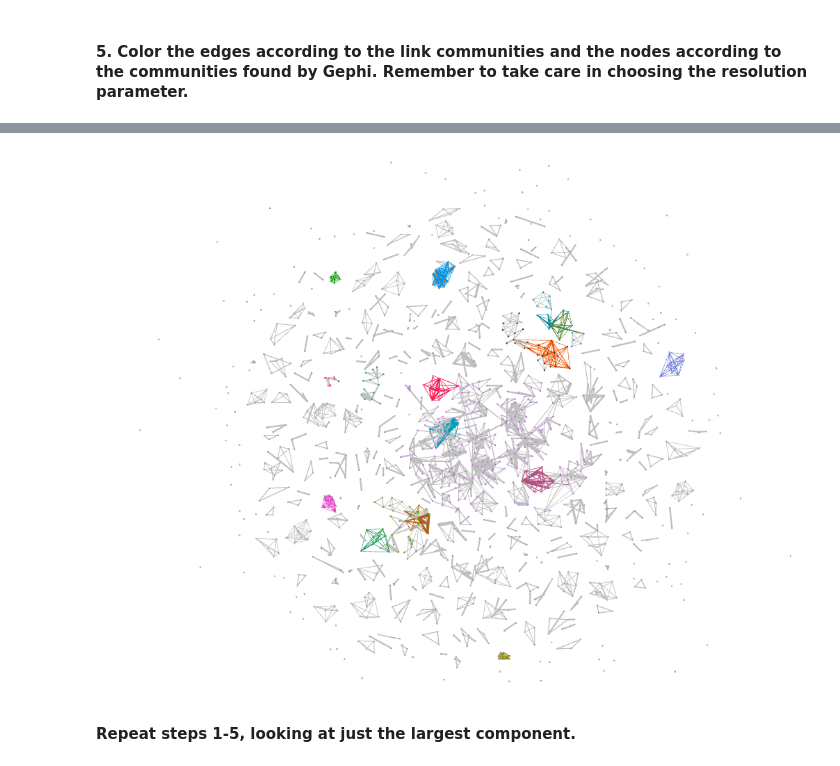
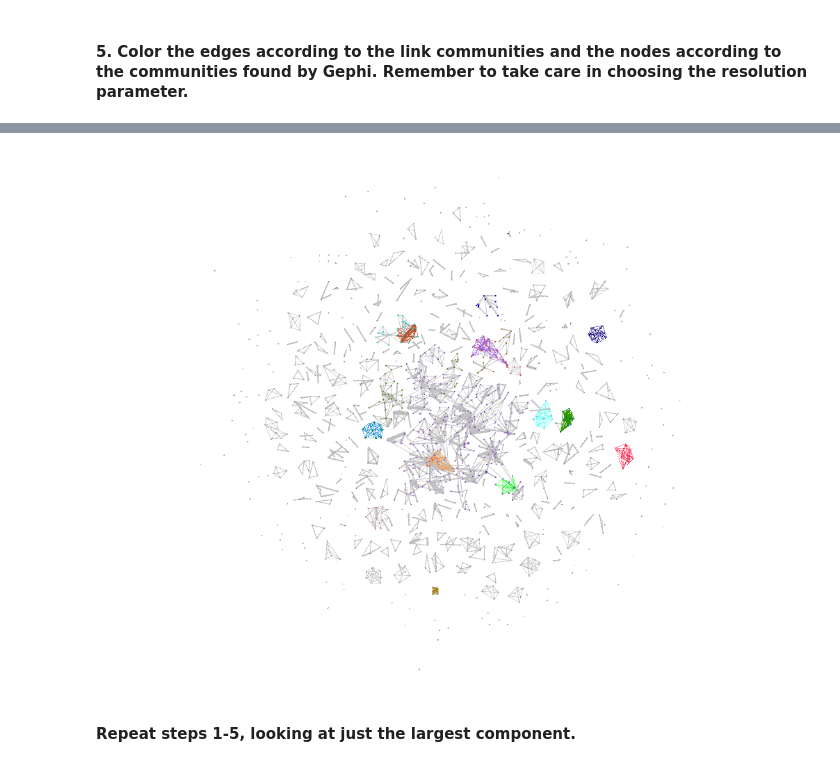
Before and after one commit to muftring/iu-netsci, a Jupyter notebook: week-08/w08_link-communities_uftring_michael.ipynb, the cells around one changed output, grey strips where cells are left out. Saved outputs shown, nothing was run; the diff lists cells and outputs as text; code cells hidden in the pictures.

```diff
--- a/week-08/w08_link-communities_uftring_michael.ipynb
+++ b/week-08/w08_link-communities_uftring_michael.ipynb
@@ -234,7 +262,7 @@ Image(filename="screenshot_142600.png")
 # %%
-Image(filename="screenshot_062812.png")
+Image(filename="screenshot_102706.png")
 # %% [output]
-[figure, old version]
+[figure, new version]
 # %% [markdown]
 #### Repeat steps 1-5, looking at just the largest component.
 # %%
```
Also changed, not shown: parts of 6 cells of this notebook, 3 other files.
